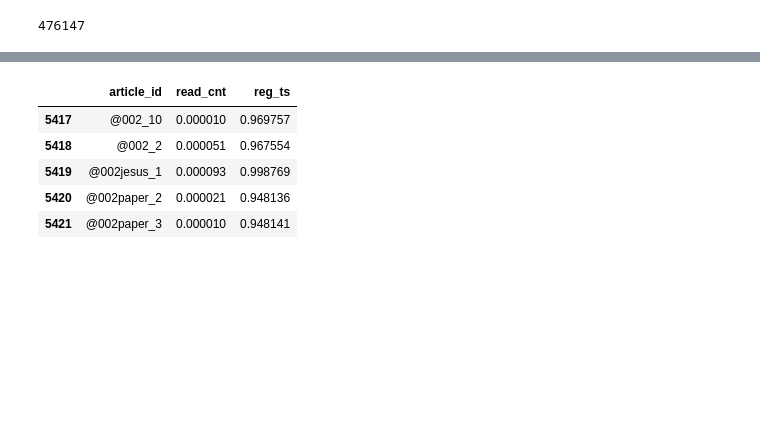
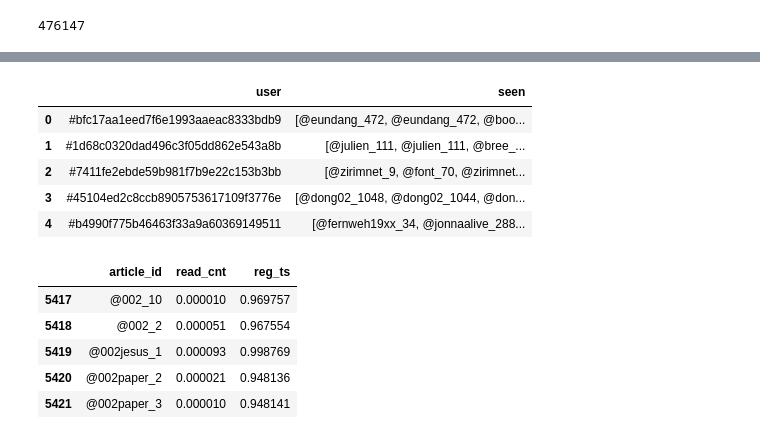
Before and after one commit to RecKIE7/kakao-arena-brunch, a Jupyter notebook: preprocessing/metadata.ipynb, the cells around one changed output, grey strips where cells are left out. Cells and saved outputs as stored; diff of their text form; code cells hidden in the pictures; blank space fills up the shorter version.

Commit message:
read data 전처리

```diff
--- a/preprocessing/metadata.ipynb
+++ b/preprocessing/metadata.ipynb
@@ -194,0 +194,23 @@ metadata_df.head()
+# %%
+# 메타데이터에 없는 이상한 글idx 제거
+content_ids = metadata["id"].unique().tolist()
+content2idx = {x: i+1 for i, x in enumerate(content_ids)}
+idx2content = {i+1: x for i, x in enumerate(content_ids)}
+
+
+def remove_unable_id(x):
+    arr = []
+    for i in x:
+        if i in content2idx.keys():
+            arr.append(i)
+    return arr
+# %%
+DATA_PATH = '../tmp/train'
+
+# 유저가 본 데이터 로드
+df = pd.read_csv(DATA_PATH, names=['user'])
+
+# 유저, 유저가 본 글 분리
+df['seen'] = df['user'].apply(lambda x: x.split()[1:])
+df['user'] = df['user'].apply(lambda x: x.split()[0])
+df['seen'] = df['seen'].apply(remove_unable_id) # 메타데이터에 없는 글 삭제
@@ -195,3 +219,12 @@ metadata_df.head()
+# %%
+df.head()
+# %% [output]
+|  | user | seen |
+| 0 | #bfc17aa1eed7f6e1993aaeac8333bdb9 | [@eundang_472, @eundang_472, @boo... |
+| 1 | #1d68c0320dad496c3f05dd862e543a8b | [@julien_111, @julien_111, @bree_... |
+| 2 | #7411fe2ebde59b981f7b9e22c153b3bb | [@zirimnet_9, @font_70, @zirimnet... |
+| 3 | #45104ed2c8ccb8905753617109f3776e | [@dong02_1048, @dong02_1044, @don... |
+| 4 | #b4990f775b46463f33a9a60369149511 | [@fernweh19xx_34, @jonnaalive_288... |
 # %%
 #########
 # %%
```
Also changed, not shown: parts of 5 cells of this notebook, 5 other files.
